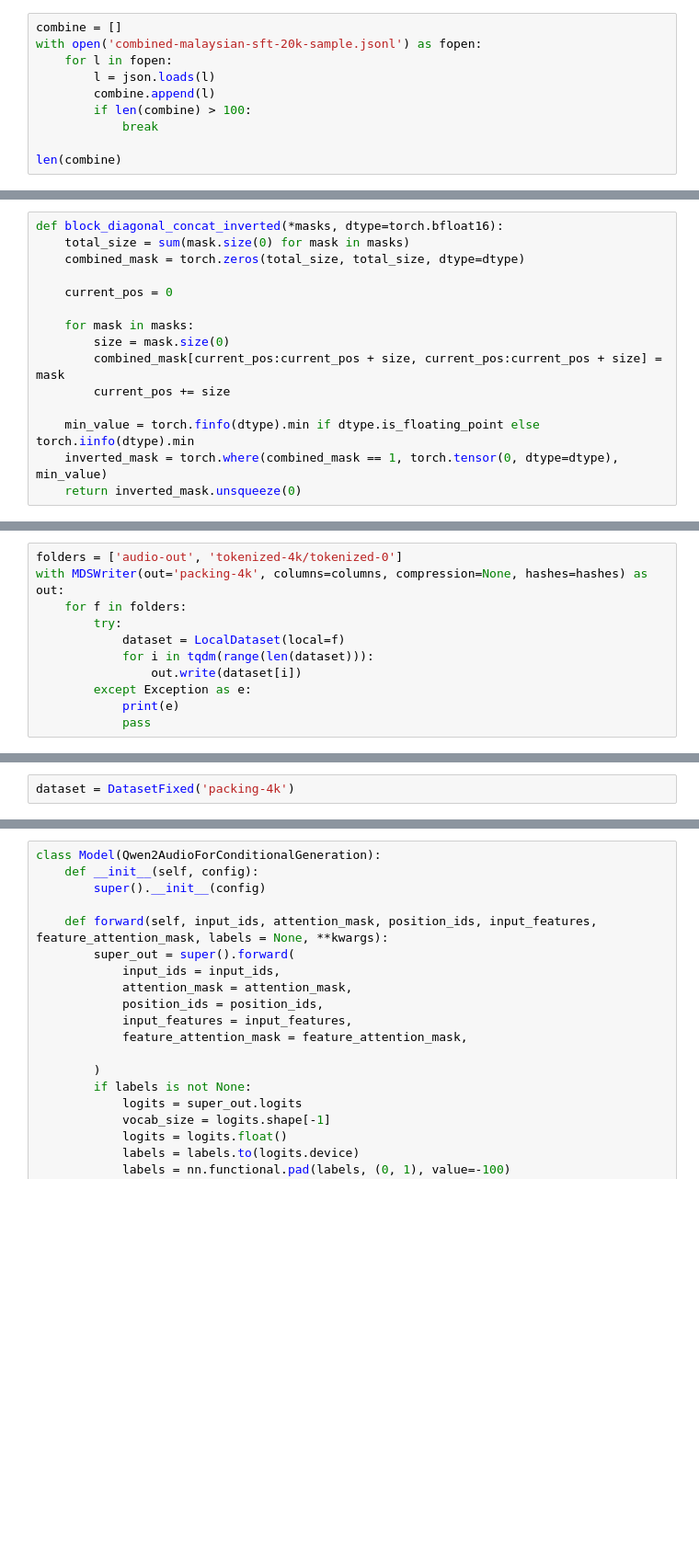
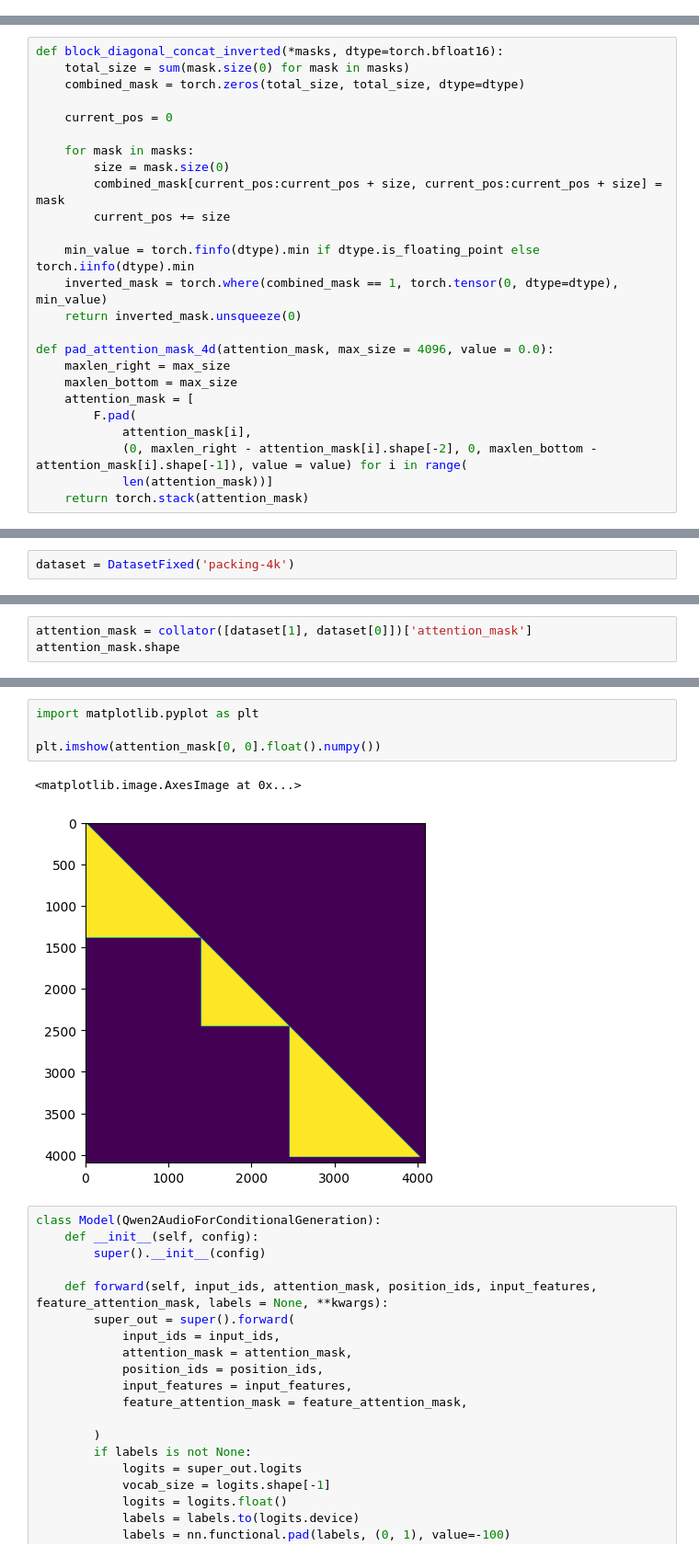
Before and after one commit to malaysia-ai/cooking, a Jupyter notebook: qwen2audio/sft/packing.ipynb, the cells around one changed output, grey strips where cells are left out. Shown at 92% size. Cells and saved outputs as stored; diff of their text form; blank space fills up the shorter version.

Commit message:
fix audio packing

```diff
--- a/qwen2audio/sft/packing.ipynb
+++ b/qwen2audio/sft/packing.ipynb
@@ -55,10 +55,0 @@ sequence_length = 512
-# %%
-combine = []
-with open('combined-malaysian-sft-20k-sample.jsonl') as fopen:
-    for l in fopen:
-        l = json.loads(l)
-        combine.append(l)
-        if len(combine) > 100:
-            break
-
-len(combine)
@@ -207,3 +68,13 @@ def block_diagonal_concat_inverted(*masks, dtype=torch.bfloat16):
     min_value = torch.finfo(dtype).min if dtype.is_floating_point else torch.iinfo(dtype).min
     inverted_mask = torch.where(combined_mask == 1, torch.tensor(0, dtype=dtype), min_value)
     return inverted_mask.unsqueeze(0)
+
+def pad_attention_mask_4d(attention_mask, max_size = 4096, value = 0.0):
+    maxlen_right = max_size
+    maxlen_bottom = max_size
+    attention_mask = [
+        F.pad(
+            attention_mask[i],
+            (0, maxlen_right - attention_mask[i].shape[-2], 0, maxlen_bottom - attention_mask[i].shape[-1]), value = value) for i in range(
+            len(attention_mask))]
+    return torch.stack(attention_mask)
@@ -247,11 +80,0 @@ To disable this warning, you can either:
-# %%
-folders = ['audio-out', 'tokenized-4k/tokenized-0']
-with MDSWriter(out='packing-4k', columns=columns, compression=None, hashes=hashes) as out:
-    for f in folders:
-        try:
-            dataset = LocalDataset(local=f)
-            for i in tqdm(range(len(dataset))):
-                out.write(dataset[i])
-        except Exception as e:
-            print(e)
-            pass
@@ -427,0 +160,3 @@ def collator(batch):
+# %%
+attention_mask = collator([dataset[1], dataset[0]])['attention_mask']
+attention_mask.shape
@@ -428,3 +181,10 @@ def collator(batch):
+# %%
+import matplotlib.pyplot as plt
+
+plt.imshow(attention_mask[0, 0].float().numpy())
+# %% [output]
+<matplotlib.image.AxesImage at 0x...>
+[figure, added]
 # %%
 class Model(Qwen2AudioForConditionalGeneration):
     def __init__(self, config):
```
Also changed, not shown: parts of 23 cells of this notebook, 6 other files.
